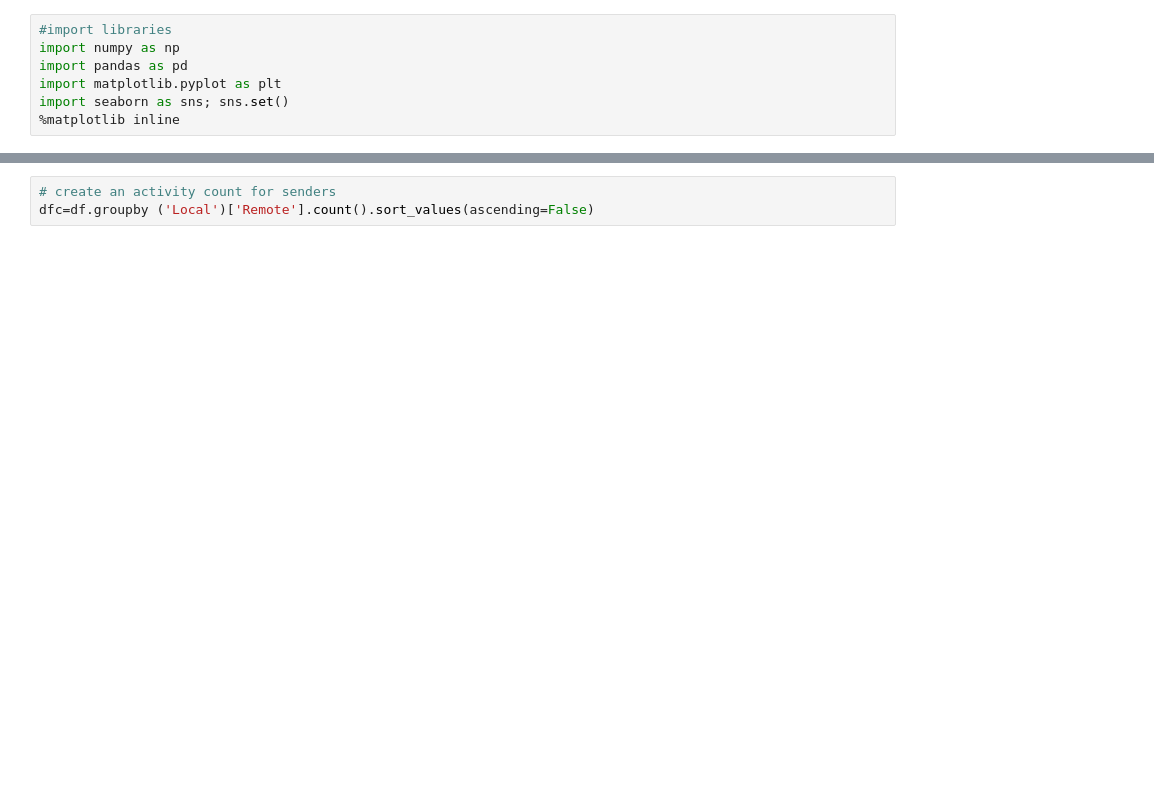
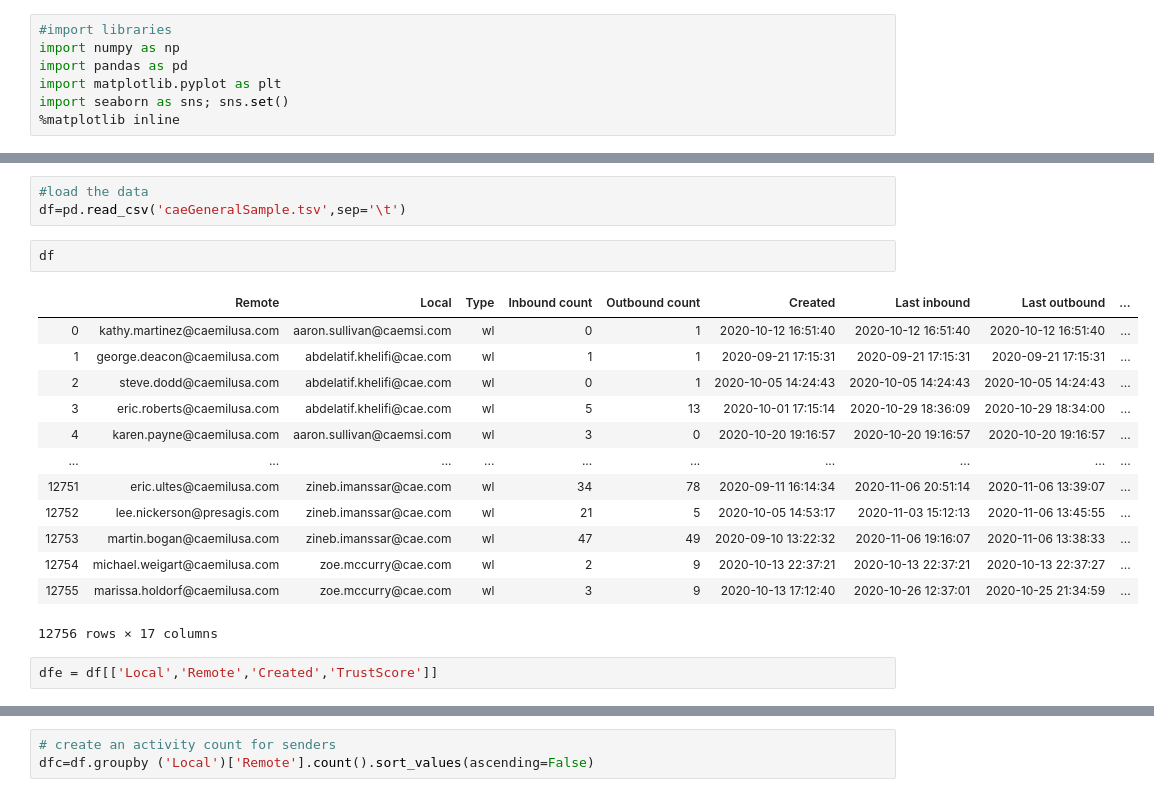
Before and after one commit to suacalis/People-Analytics, a Jupyter notebook: cae-count.ipynb, the cells around one changed output, grey strips where cells are left out. Saved outputs shown, nothing was run; the diff lists cells and outputs as text; blank space fills up the shorter version.

```diff
--- a/cae-count.ipynb
+++ b/cae-count.ipynb
@@ -26,0 +8,21 @@ diversity = div2[div2['ncs'] > 38]
+# %%
+#load the data
+df=pd.read_csv('caeGeneralSample.tsv',sep='\t')
+# %%
+df
+# %% [output]
+|  | Remote | Local | Type | Inbound count | Outbound count | Created | Last inbound | Last outbound | ... |
+| 0 | kathy.martinez@caemilusa.com | aaron.sullivan@caemsi.com | wl | 0 | 1 | 2020-10-12 16:51:40 | 2020-10-12 16:51:40 | 2020-10-12 16:51:40 | ... |
+| 1 | george.deacon@caemilusa.com | abdelatif.khelifi@cae.com | wl | 1 | 1 | 2020-09-21 17:15:31 | 2020-09-21 17:15:31 | 2020-09-21 17:15:31 | ... |
+| 2 | steve.dodd@caemilusa.com | abdelatif.khelifi@cae.com | wl | 0 | 1 | 2020-10-05 14:24:43 | 2020-10-05 14:24:43 | 2020-10-05 14:24:43 | ... |
+| 3 | eric.roberts@caemilusa.com | abdelatif.khelifi@cae.com | wl | 5 | 13 | 2020-10-01 17:15:14 | 2020-10-29 18:36:09 | 2020-10-29 18:34:00 | ... |
+| 4 | karen.payne@caemilusa.com | aaron.sullivan@caemsi.com | wl | 3 | 0 | 2020-10-20 19:16:57 | 2020-10-20 19:16:57 | 2020-10-20 19:16:57 | ... |
+| ... | ... | ... | ... | ... | ... | ... | ... | ... | ... |
+| 12751 | eric.ultes@caemilusa.com | zineb.imanssar@cae.com | wl | 34 | 78 | 2020-09-11 16:14:34 | 2020-11-06 20:51:14 | 2020-11-06 13:39:07 | ... |
+| 12752 | lee.nickerson@presagis.com | zineb.imanssar@cae.com | wl | 21 | 5 | 2020-10-05 14:53:17 | 2020-11-03 15:12:13 | 2020-11-06 13:45:55 | ... |
+| 12753 | martin.bogan@caemilusa.com | zineb.imanssar@cae.com | wl | 47 | 49 | 2020-09-10 13:22:32 | 2020-11-06 19:16:07 | 2020-11-06 13:38:33 | ... |
+| 12754 | michael.weigart@caemilusa.com | zoe.mccurry@cae.com | wl | 2 | 9 | 2020-10-13 22:37:21 | 2020-10-13 22:37:21 | 2020-10-13 22:37:27 | ... |
+| 12755 | marissa.holdorf@caemilusa.com | zoe.mccurry@cae.com | wl | 3 | 9 | 2020-10-13 17:12:40 | 2020-10-26 12:37:01 | 2020-10-25 21:34:59 | ... |
+12756 rows × 17 columns
+# %%
+dfe = df[['Local','Remote','Created','TrustScore']]
```
Also changed, not shown: parts of 46 cells of this notebook, 11 other files.
